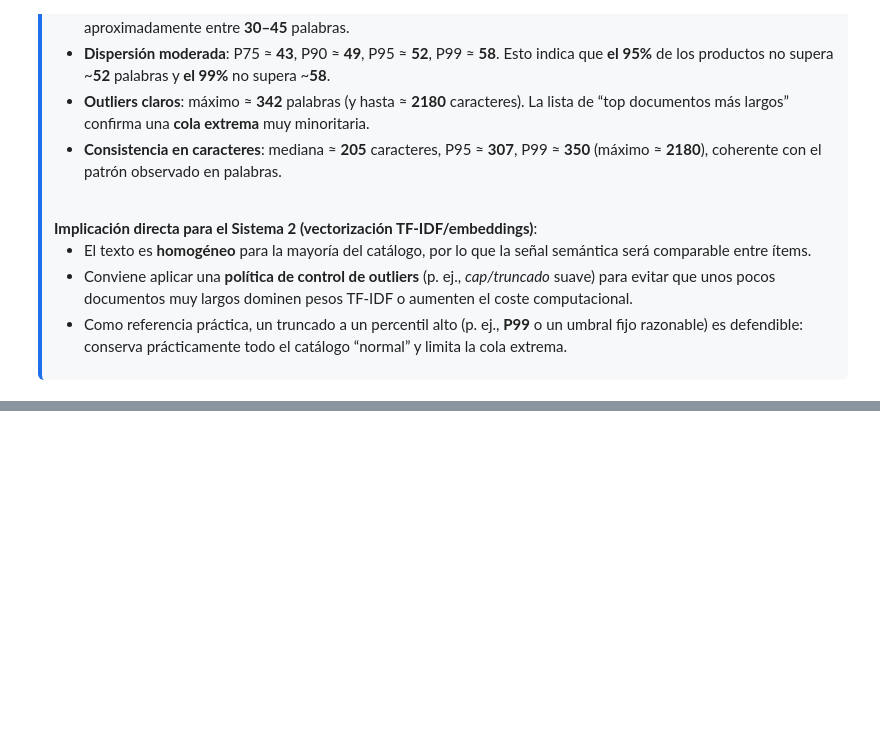
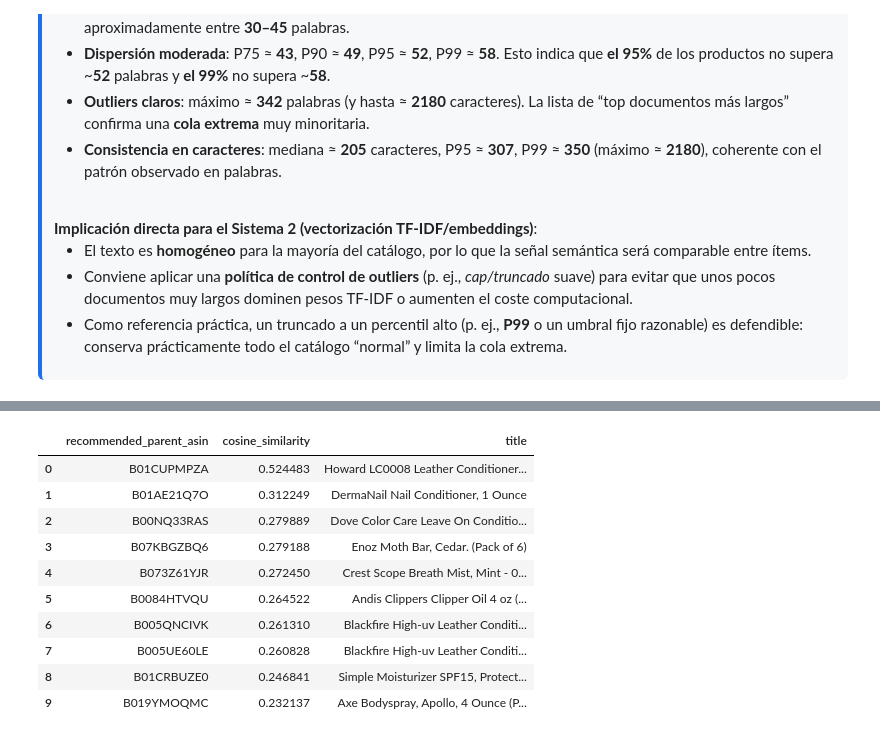
Before and after one commit to jwyangyin/TFM, a Jupyter notebook: TFM_Notebook_2_(Master_Data_Science)_Sistema_de_recomendación_basado_en_contenido_(Content_Based_Filtering).ipynb, the cells around one changed output, grey strips where cells are left out. Cells and saved outputs as stored; diff of their text form; code cells hidden in the pictures; blank space fills up the shorter version.

```diff
--- a/TFM_Notebook_2_(Master_Data_Science)_Sistema_de_recomendación_basado_en_contenido_(Content_Based_Filtering).ipynb
+++ b/TFM_Notebook_2_(Master_Data_Science)_Sistema_de_recomendación_basado_en_contenido_(Content_Based_Filtering).ipynb
@@ -1442,0 +1457,34 @@ robustez del sistema y eficiencia computacional.
+# %%
+# ============================
+# Recomendación "legible": mostrar títulos (si están disponibles en items_doc):
+# ============================
+
+# Si conservaste items_doc con columnas ["parent_asin", "title"], creamos un diccionario para enriquecer la salida:
+title_lookup = None
+if "items_doc" in globals() and "title" in items_doc.columns:
+    title_lookup = dict(zip(items_doc["parent_asin"].astype(str), items_doc["title"].astype(str)))
+
+def pretty_recommendations(item_asin: str, top_n: int = 10):
+    recs = get_topn_similar_items(item_asin, top_n=top_n)
+    rows = []
+    for asin, score in recs:
+        rows.append({
+            "recommended_parent_asin": asin,
+            "cosine_similarity": score,
+            "title": title_lookup.get(asin, "") if title_lookup else ""
+        })
+    return pd.DataFrame(rows)
+
+pretty_recommendations(example_asin, top_n=10)
+# %% [output]
+|  | recommended_parent_asin | cosine_similarity | title |
+| 0 | B01CUPMPZA | 0.524483 | Howard LC0008 Leather Conditioner... |
+| 1 | B01AE21Q7O | 0.312249 | DermaNail Nail Conditioner, 1 Ounce |
+| 2 | B00NQ33RAS | 0.279889 | Dove Color Care Leave On Conditio... |
+| 3 | B07KBGZBQ6 | 0.279188 | Enoz Moth Bar, Cedar. (Pack of 6) |
+| 4 | B073Z61YJR | 0.272450 | Crest Scope Breath Mist, Mint - 0... |
+| 5 | B0084HTVQU | 0.264522 | Andis Clippers Clipper Oil 4 oz (... |
+| 6 | B005QNCIVK | 0.261310 | Blackfire High-uv Leather Conditi... |
+| 7 | B005UE60LE | 0.260828 | Blackfire High-uv Leather Conditi... |
+| 8 | B01CRBUZE0 | 0.246841 | Simple Moisturizer SPF15, Protect... |
+| 9 | B019YMOQMC | 0.232137 | Axe Bodyspray, Apollo, 4 Ounce (P... |
```
Also changed, not shown: parts of 33 cells of this notebook.
